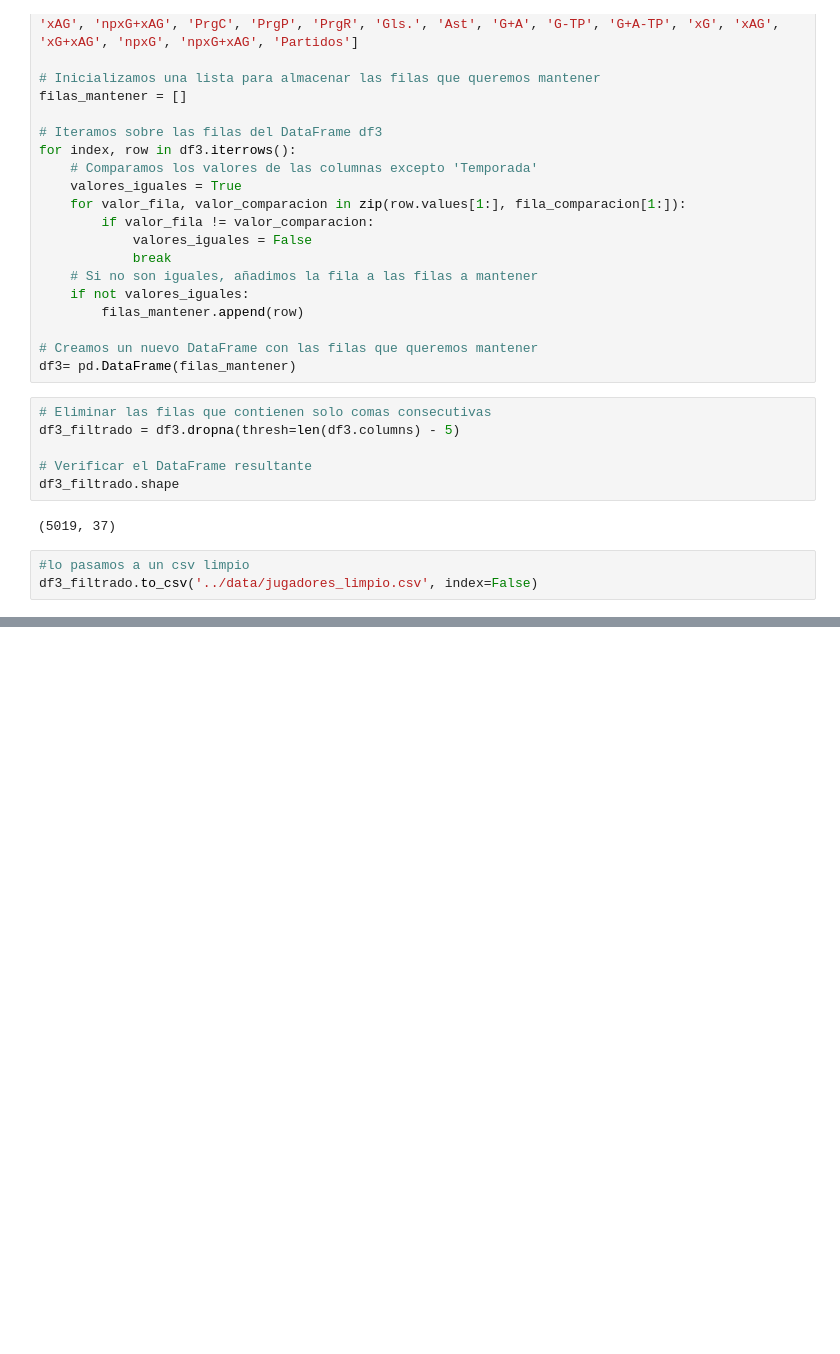
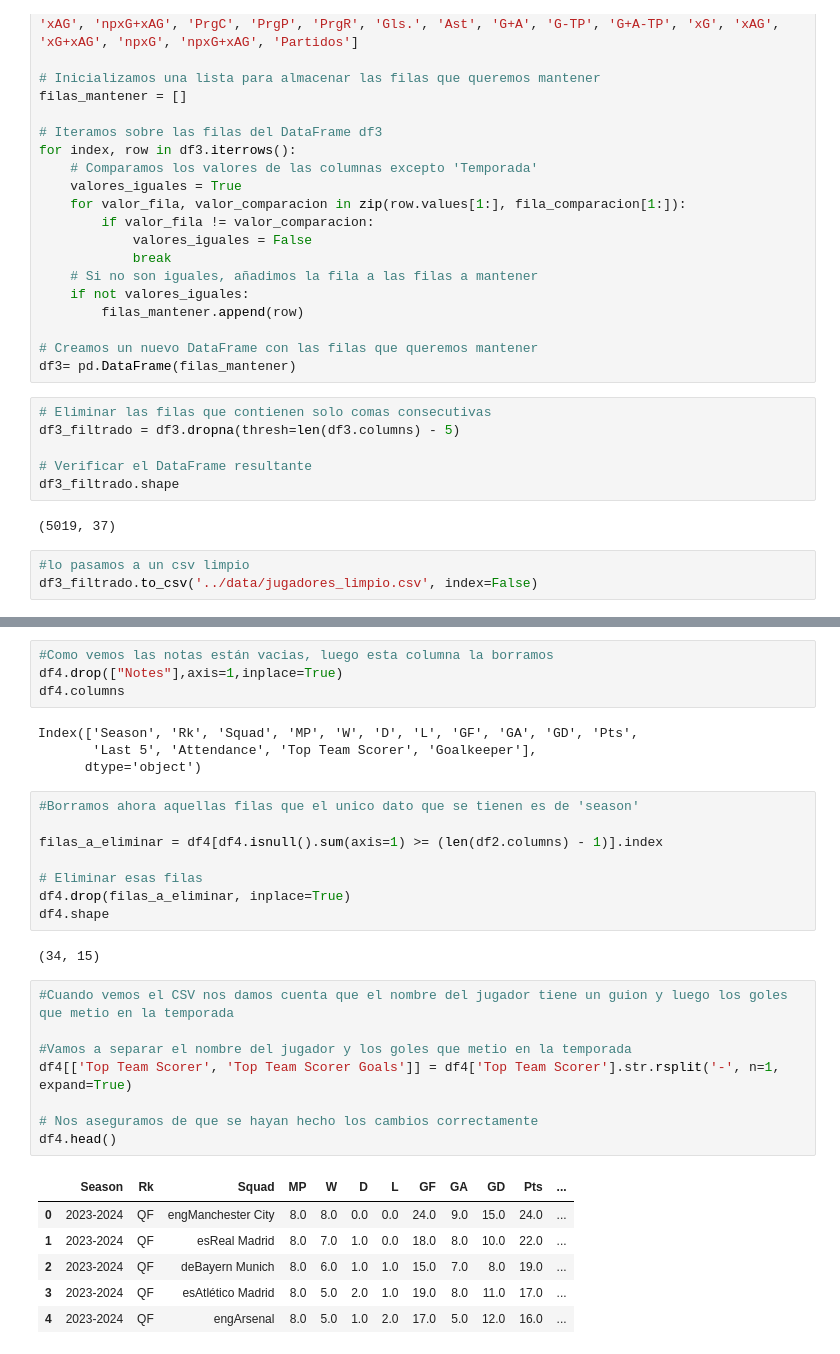
Before and after one commit to albabernal03/UEFA_PREDICCION2.0, a Jupyter notebook: analisis/limpieza.ipynb, the cells around one changed output, grey strips where cells are left out. Saved outputs shown, nothing was run; the diff lists cells and outputs as text; blank space fills up the shorter version.

```diff
--- a/analisis/limpieza.ipynb
+++ b/analisis/limpieza.ipynb
@@ -938,0 +993,33 @@ df3_filtrado.to_csv('../data/jugadores_limpio.csv', index=False)
+# %%
+#Como vemos las notas están vacias, luego esta columna la borramos
+df4.drop(["Notes"],axis=1,inplace=True)
+df4.columns
+# %% [output]
+Index(['Season', 'Rk', 'Squad', 'MP', 'W', 'D', 'L', 'GF', 'GA', 'GD', 'Pts',
+       'Last 5', 'Attendance', 'Top Team Scorer', 'Goalkeeper'],
+      dtype='object')
+# %%
+#Borramos ahora aquellas filas que el unico dato que se tienen es de 'season'
+
+filas_a_eliminar = df4[df4.isnull().sum(axis=1) >= (len(df2.columns) - 1)].index
+
+# Eliminar esas filas
+df4.drop(filas_a_eliminar, inplace=True)
+df4.shape
+# %% [output]
+(34, 15)
+# %%
+#Cuando vemos el CSV nos damos cuenta que el nombre del jugador tiene un guion y luego los goles que metio en la temporada
+
+#Vamos a separar el nombre del jugador y los goles que metio en la temporada
+df4[['Top Team Scorer', 'Top Team Scorer Goals']] = df4['Top Team Scorer'].str.rsplit('-', n=1, expand=True)
+
+# Nos aseguramos de que se hayan hecho los cambios correctamente
+df4.head()
+# %% [output]
+|  | Season | Rk | Squad | MP | W | D | L | GF | GA | GD | Pts | ... |
+| 0 | 2023-2024 | QF | engManchester City | 8.0 | 8.0 | 0.0 | 0.0 | 24.0 | 9.0 | 15.0 | 24.0 | ... |
+| 1 | 2023-2024 | QF | esReal Madrid | 8.0 | 7.0 | 1.0 | 0.0 | 18.0 | 8.0 | 10.0 | 22.0 | ... |
+| 2 | 2023-2024 | QF | deBayern Munich | 8.0 | 6.0 | 1.0 | 1.0 | 15.0 | 7.0 | 8.0 | 19.0 | ... |
+| 3 | 2023-2024 | QF | esAtlético Madrid | 8.0 | 5.0 | 2.0 | 1.0 | 19.0 | 8.0 | 11.0 | 17.0 | ... |
+| 4 | 2023-2024 | QF | engArsenal | 8.0 | 5.0 | 1.0 | 2.0 | 17.0 | 5.0 | 12.0 | 16.0 | ... |
```
Also changed, not shown: parts of 13 cells of this notebook, 2 other files.
